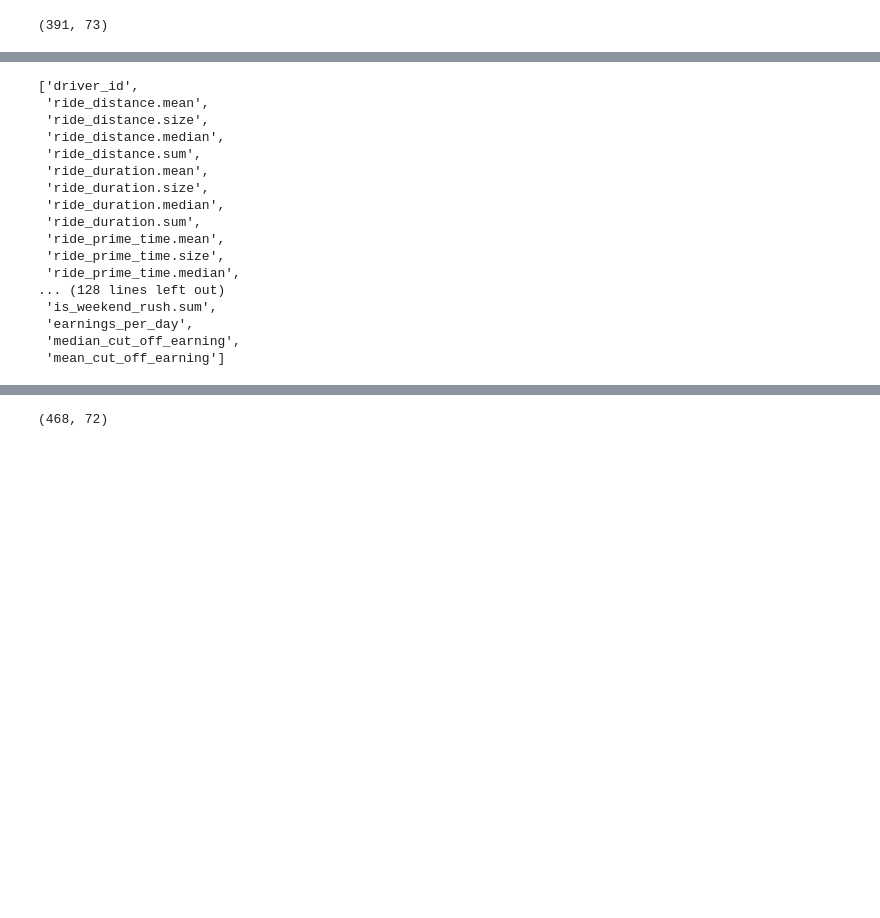
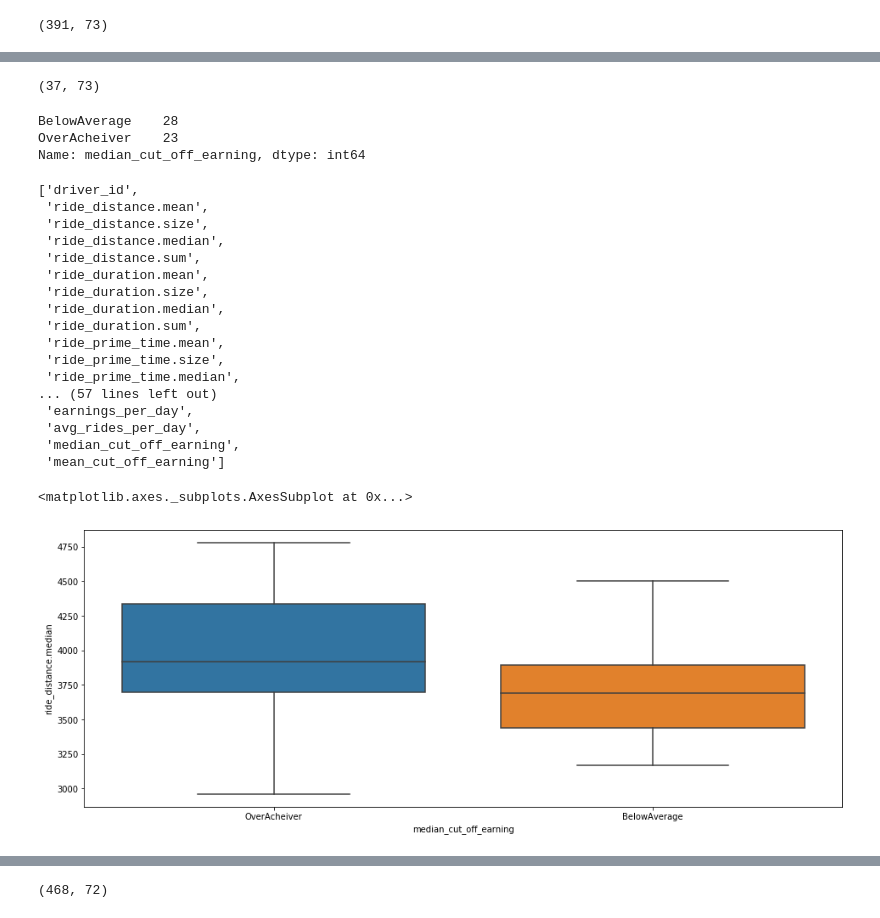
Before and after one commit to mancunian1792/lyft_data_challenge, a Jupyter notebook: data_exploration.ipynb, the cells around one changed output, grey strips where cells are left out. Cells and saved outputs as stored; diff of their text form; code cells hidden in the pictures; blank space fills up the shorter version.

```diff
--- a/data_exploration.ipynb
+++ b/data_exploration.ipynb
@@ -479,5 +479,7 @@ underacheived.shape
 # %% [output]
 (391, 73)
 # %%
+below = grouped_filtered[grouped_filtered["trip_cost.sum"] < median_earning]
+above = grouped_filtered[grouped_filtered["trip_cost.sum"] > median_earning]
 overacheive_less_duration = above[(above["time_at_lyft.mean"] < 50) & (above["median_cut_off_earning"]=="OverAcheiver")]
-below_average_more_duration = above[(above["time_at_lyft.mean"] >= 75) & (above["median_cut_off_earning"]=="BelowAverage")]
+below_average_more_duration = below[(below["time_at_lyft.mean"] >= 50) & (below["median_cut_off_earning"]=="BelowAverage")]
@@ -496,3 +490,17 @@ combined.head()
+# %%
+below_average_more_duration.shape
+# %% [output]
+(37, 73)
+# %%
+combined = pd.concat([overacheive_less_duration,below_average_more_duration])
+# Now remove off the passive riders
+combined = combined[combined.driver_id.isin(passive_riders)==False]
+# %%
+combined["median_cut_off_earning"].value_counts()
+# %% [output]
+BelowAverage    28
+OverAcheiver    23
+Name: median_cut_off_earning, dtype: int64
 # %%
 list(combined.columns)
 # %% [output]
@@ -508,8 +516,8 @@ list(combined.columns)
  'ride_prime_time.mean',
  'ride_prime_time.size',
  'ride_prime_time.median',
-... (128 lines left out)
- 'is_weekend_rush.sum',
+... (57 lines left out)
  'earnings_per_day',
+ 'avg_rides_per_day',
  'median_cut_off_earning',
  'mean_cut_off_earning']
@@ -518,0 +524,6 @@ above = grouped_filtered[grouped_filtered["trip_cost.sum"] > median_earning]
+# %%
+plt.figure(figsize=(16, 6))
+sns.boxplot(data=combined, x="median_cut_off_earning", y="ride_distance.median")
+# %% [output]
+<matplotlib.axes._subplots.AxesSubplot at 0x...>
+[figure, added]
```
Also changed, not shown: parts of 6 cells of this notebook.
